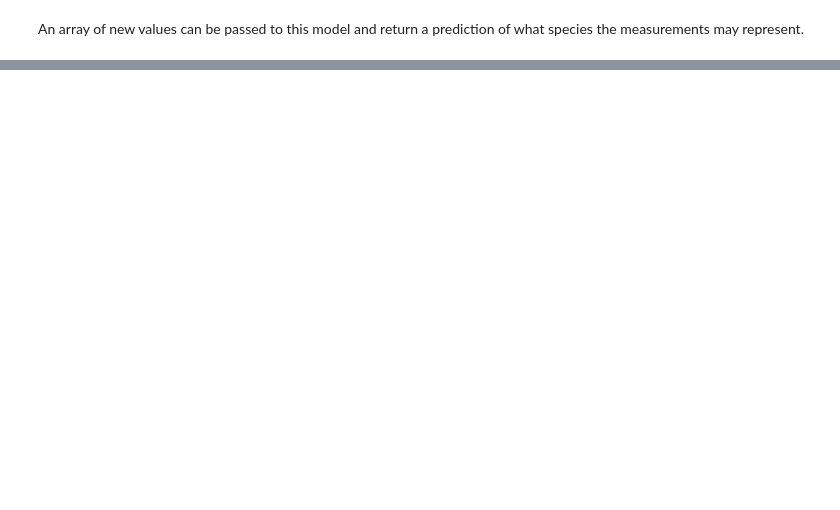
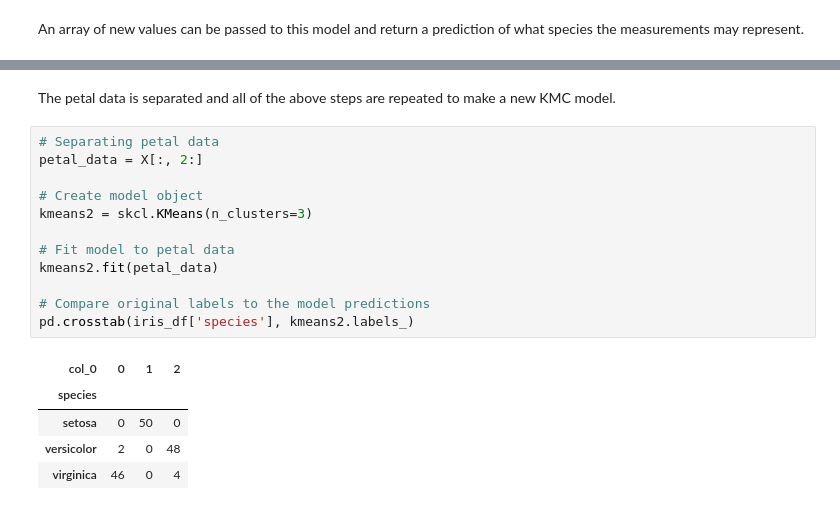
Before and after one commit to jennifer-ryan/machine-learning-tasks, a Jupyter notebook: Tasks.ipynb, the cells around one changed output, grey strips where cells are left out. Cells and saved outputs as stored; diff of their text form; blank space fills up the shorter version.

```diff
--- a/Tasks.ipynb
+++ b/Tasks.ipynb
@@ -720,0 +750,20 @@ array([0, 0, 2])
+# %% [markdown]
+The petal data is separated and all of the above steps are repeated to make a new KMC model.
+# %%
+# Separating petal data
+petal_data = X[:, 2:]
+
+# Create model object
+kmeans2 = skcl.KMeans(n_clusters=3)
+
+# Fit model to petal data
+kmeans2.fit(petal_data)
+
+# Compare original labels to the model predictions
+pd.crosstab(iris_df['species'], kmeans2.labels_)
+# %% [output]
+| col_0 | 0 | 1 | 2 |
+| species |  |  |  |
+| setosa | 0 | 50 | 0 |
+| versicolor | 2 | 0 | 48 |
+| virginica | 46 | 0 | 4 |
```
Also changed, not shown: parts of 23 cells of this notebook.
